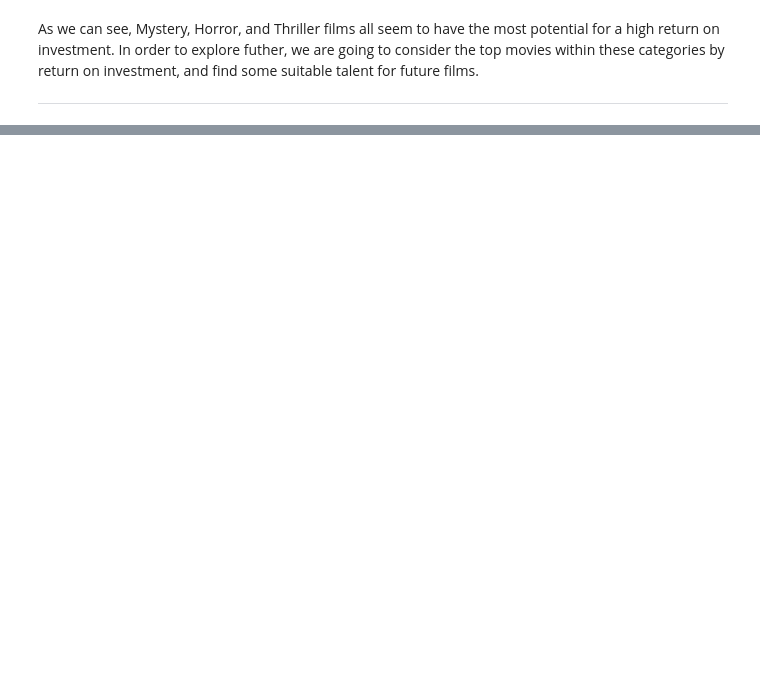
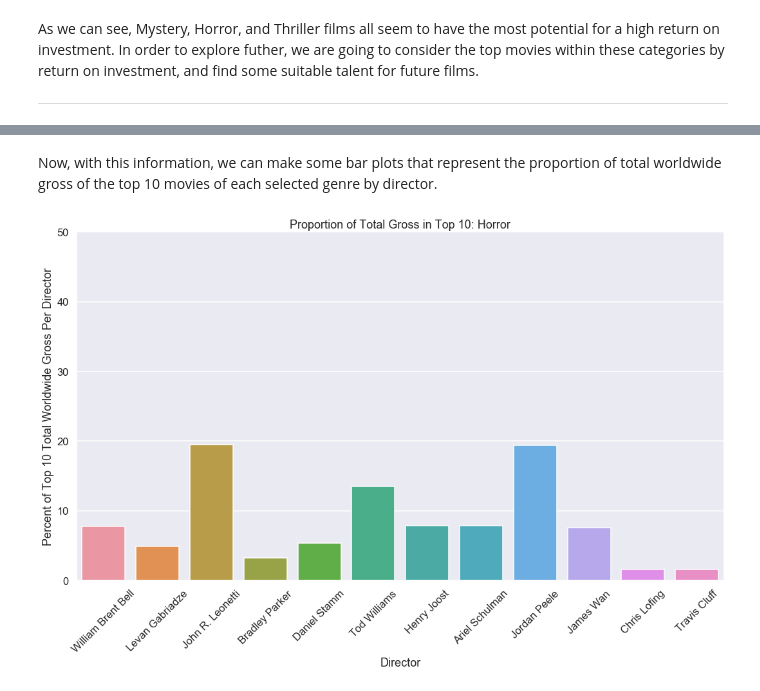
Before and after one commit to bbjornstad-flatiron/flatiron-mod1-project, a Jupyter notebook: data-analysis.ipynb, the cells around one changed output, grey strips where cells are left out. Drawn from its saved outputs; the diff is of its cells as text; code cells hidden in the pictures; blank space fills up the shorter version.

```diff
--- a/data-analysis.ipynb
+++ b/data-analysis.ipynb
@@ -296,0 +311,23 @@ Now, we will consider the top ten movies by return on investment within each gen
+# %%
+def get_director_gross_percentage(df):
+    directors = pd.get_dummies(df.directors.apply(pd.Series).stack()).sum(level=0).columns
+
+    total_ww_gross = df.sum()['worldwide_gross']
+    total_ww_gross_vec = np.asarray([total_ww_gross for i in range(len(directors))]) # for later computations
+
+    zeros = [0 for i in range(len(directors))]
+    dir_dict = dict(zip(directors.to_list(), zeros)) # to easily store how much gross each director generates
+
+    df_with_gpd = df
+    # each movie has gross/number of directors gross per director, this is used for proportion calculation
+    df_with_gpd['gpd'] = df_with_gpd.apply(lambda r: (r['worldwide_gross']/len(r['directors'])), axis='columns')
+
+    for d in directors:
+        for index, row in df_with_gpd.iterrows():
+            if d in row.directors:
+                dir_dict[d] += row['gpd']
+
+    proportion_vec = (np.asarray(list(dir_dict.values()))/total_ww_gross_vec) * 100
+
+    proportion_df = pd.DataFrame(proportion_vec, index=dir_dict.keys(), columns=['ww_gross_percent'])
+    return proportion_df
@@ -296,0 +336,3 @@ Now, we will consider the top ten movies by return on investment within each gen
+# %%
+horror_director_proportions = get_director_gross_percentage(horror_top10)
+horror_director_proportions
@@ -296,0 +422,3 @@ Now, we will consider the top ten movies by return on investment within each gen
+# %%
+imdb_name_basics = pd.read_pickle('cleaned_data/imdb_name_basics.pkl')
+imdb_name_basics.set_index(keys='imdb_nameid', inplace=True)
@@ -296,0 +435,2 @@ Now, we will consider the top ten movies by return on investment within each gen
+# %%
+horror_director_proportions['name'] = horror_director_proportions.index.map(lambda n: imdb_name_basics.loc[n, 'primary_name'])
@@ -296,0 +503,14 @@ Now, we will consider the top ten movies by return on investment within each gen
+# %% [markdown]
+Now, with this information, we can make some bar plots that represent the proportion of total worldwide gross of the top 10 movies of each selected genre by director.
+# %%
+h10_fig, h10_ax = plt.subplots(figsize=(15, 10))
+sns.barplot(x=horror_director_proportions.name, y=horror_director_proportions.ww_gross_percent)
+h10_ax.set_ylim(0, 50)
+h10_ax.tick_params(axis='x', labelrotation=45.0)
+h10_ax.set_title('Proportion of Total Gross in Top 10: Horror')
+h10_ax.set_ylabel('Percent of Top 10 Total Worldwide Gross Per Director')
+h10_ax.set_xlabel('Director')
+plt.tight_layout()
+plt.savefig('plots/horror-top10-gross.png', format='png')
+# %% [output]
+[figure, added]
```
Also changed, not shown: parts of 56 cells of this notebook, 16 other files.
